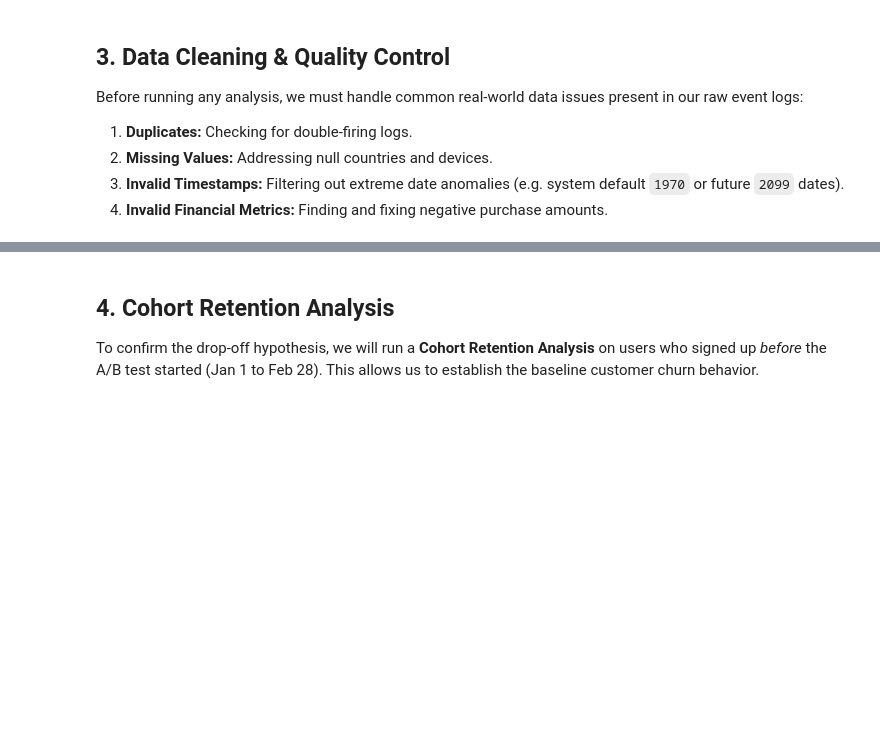
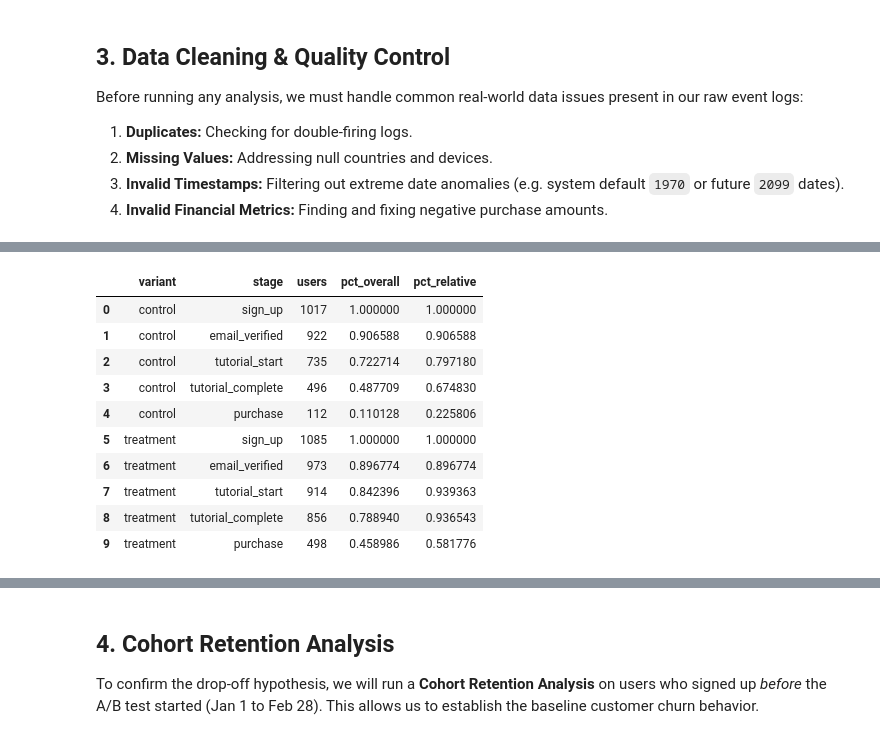
Before and after one commit to israr1234567890/product-analytics-ab-testing, a Jupyter notebook: notebooks/product_analytics_ab_testing.ipynb, the cells around one changed output, grey strips where cells are left out. Saved outputs shown, nothing was run; the diff lists cells and outputs as text; code cells hidden in the pictures; blank space fills up the shorter version.

```diff
--- a/notebooks/product_analytics_ab_testing.ipynb
+++ b/notebooks/product_analytics_ab_testing.ipynb
@@ -148,0 +159,52 @@ Cleaned Events Shape: (102424, 5)
+# %%
+# Define the funnel steps in order
+funnel_stages = ['sign_up', 'email_verified', 'tutorial_start', 'tutorial_complete', 'purchase']
+
+# Filter events to A/B test users
+df_ab_users_only = df_demographics[df_demographics['ab_variant'].isin(['control', 'treatment'])]
+df_ab_events_only = df_events[df_events['user_id'].isin(df_ab_users_only['user_id'])]
+
+# Calculate unique users reaching each stage by variant
+funnel_data = []
+for variant in ['control', 'treatment']:
+    variant_users = df_ab_users_only[df_ab_users_only['ab_variant'] == variant]['user_id']
+    total_signups = len(variant_users)
+
+    # We track users who did each stage
+    stage_counts = {'sign_up': total_signups}
+
+    # Track the actual unique users per stage
+    for stage in funnel_stages[1:]:
+        unique_users_at_stage = df_ab_events_only[
+            (df_ab_events_only['user_id'].isin(variant_users)) &
+            (df_ab_events_only['event_name'] == stage)
+        ]['user_id'].nunique()
+        stage_counts[stage] = unique_users_at_stage
+
+    for idx, stage in enumerate(funnel_stages):
+        count = stage_counts[stage]
+        pct_overall = count / total_signups
+        pct_relative = 1.0 if idx == 0 else count / stage_counts[funnel_stages[idx-1]]
+
+        funnel_data.append({
+            'variant': variant,
+            'stage': stage,
+            'users': count,
+            'pct_overall': pct_overall,
+            'pct_relative': pct_relative
+        })
+
+df_funnel = pd.DataFrame(funnel_data)
+display(df_funnel)
+# %% [output]
+|  | variant | stage | users | pct_overall | pct_relative |
+| 0 | control | sign_up | 1017 | 1.000000 | 1.000000 |
+| 1 | control | email_verified | 922 | 0.906588 | 0.906588 |
+| 2 | control | tutorial_start | 735 | 0.722714 | 0.797180 |
+| 3 | control | tutorial_complete | 496 | 0.487709 | 0.674830 |
+| 4 | control | purchase | 112 | 0.110128 | 0.225806 |
+| 5 | treatment | sign_up | 1085 | 1.000000 | 1.000000 |
+| 6 | treatment | email_verified | 973 | 0.896774 | 0.896774 |
+| 7 | treatment | tutorial_start | 914 | 0.842396 | 0.939363 |
+| 8 | treatment | tutorial_complete | 856 | 0.788940 | 0.936543 |
+| 9 | treatment | purchase | 498 | 0.458986 | 0.581776 |
```
Also changed, not shown: parts of 13 cells of this notebook, 9 other files.
